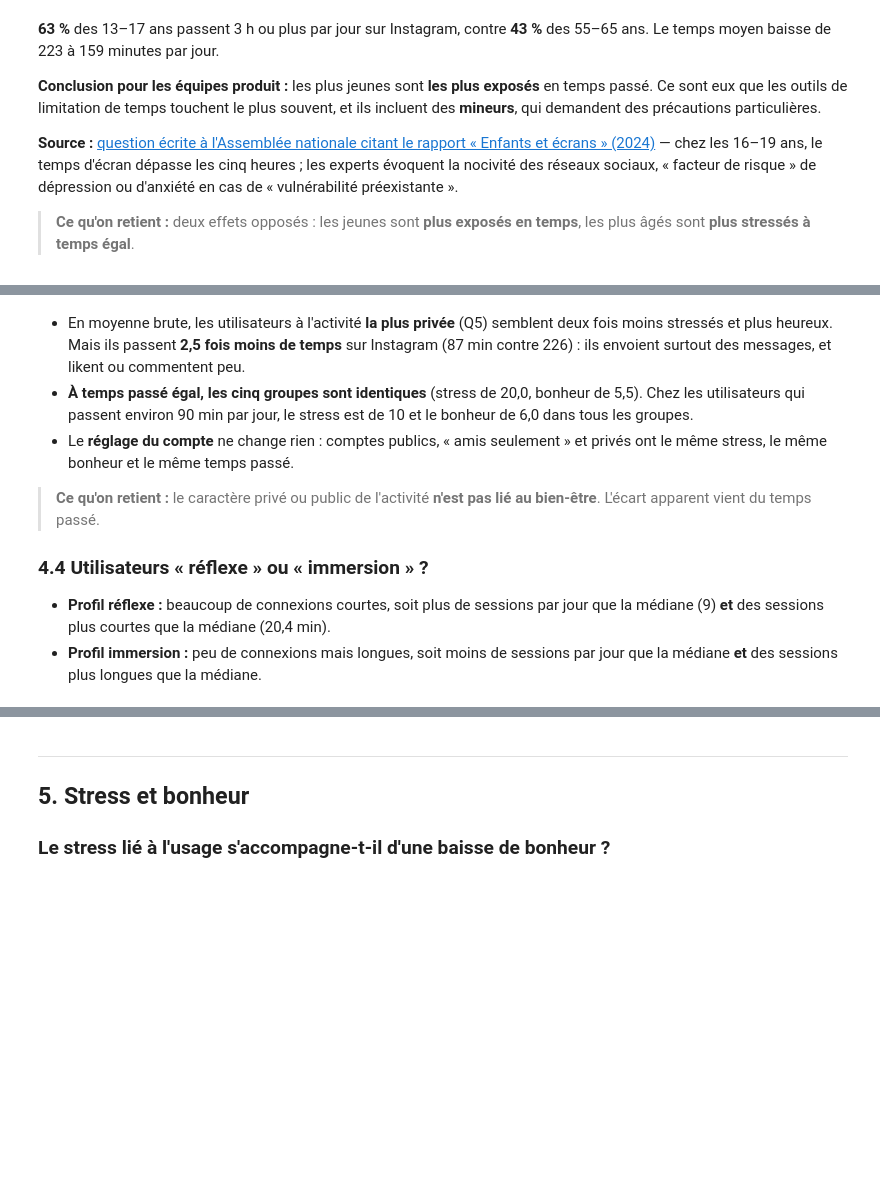
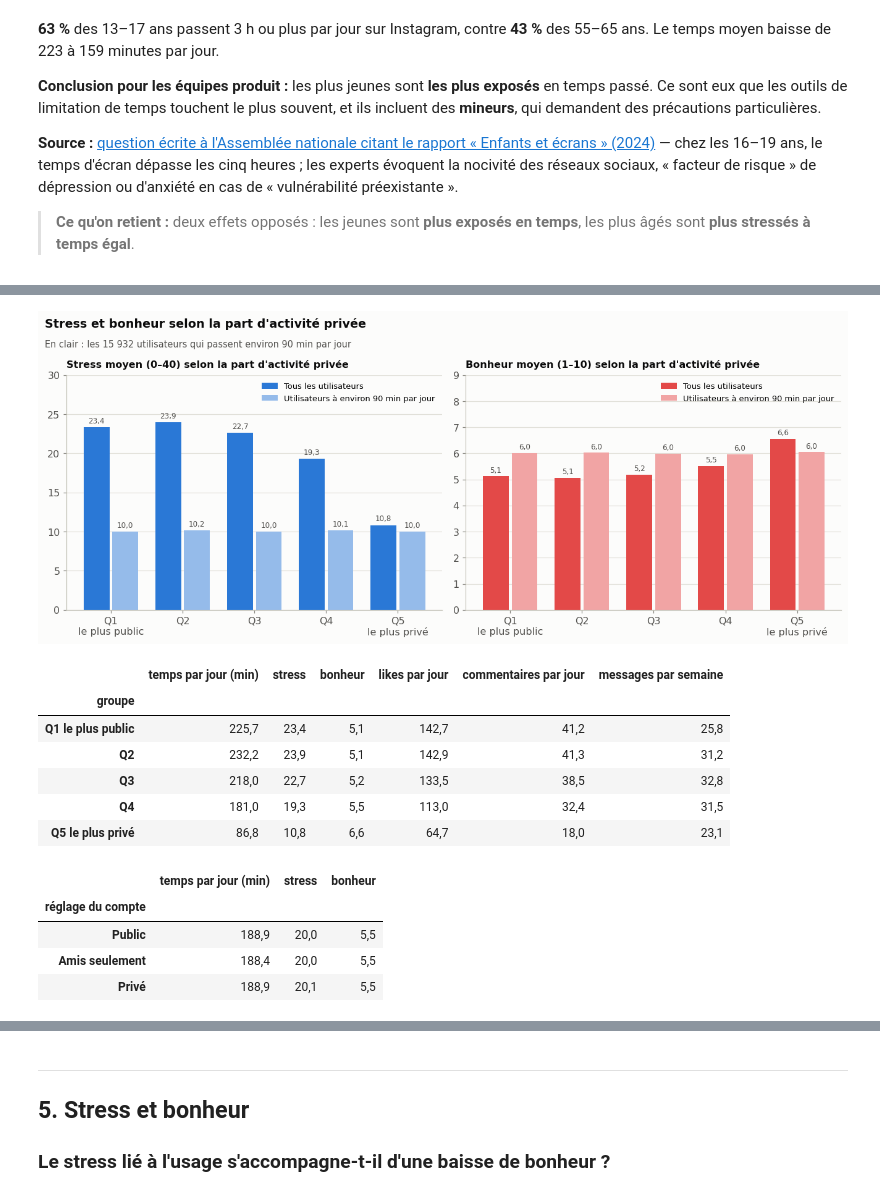
Before and after one commit to manondesclaux/Rush-4-Segmentation-Instagram, a Jupyter notebook: notebook_Instagram_final.ipynb, the cells around one changed output, grey strips where cells are left out. Drawn from its saved outputs; the diff is of its cells as text; code cells hidden in the pictures; blank space fills up the shorter version.

```diff
--- a/notebook_Instagram_final.ipynb
+++ b/notebook_Instagram_final.ipynb
@@ -911,10 +855,55 @@ afficher(resume.rename_axis("groupe"))
-# %% [markdown]
-- En moyenne brute, les utilisateurs à l'activité **la plus privée** (Q5) semblent deux fois moins stressés et plus heureux. Mais ils passent **2,5 fois moins de temps** sur Instagram (87 min contre 226) : ils envoient surtout des messages, et likent ou commentent peu.
-- **À temps passé égal, les cinq groupes sont identiques** (stress de 20,0, bonheur de 5,5). Chez les utilisateurs qui passent environ 90 min par jour, le stress est de 10 et le bonheur de 6,0 dans tous les groupes.
-- Le **réglage du compte** ne change rien : comptes publics, « amis seulement » et privés ont le même stress, le même bonheur et le même temps passé.
-
-> **Ce qu'on retient :** le caractère privé ou public de l'activité **n'est pas lié au bien-être**. L'écart apparent vient du temps passé.
-
-### 4.4 Utilisateurs « réflexe » ou « immersion » ?
-- **Profil réflexe :** beaucoup de connexions courtes, soit plus de sessions par jour que la médiane (9) **et** des sessions plus courtes que la médiane (20,4 min).
-- **Profil immersion :** peu de connexions mais longues, soit moins de sessions par jour que la médiane **et** des sessions plus longues que la médiane.
+# %%
+QUINTILES = ["Q1 le plus public", "Q2", "Q3", "Q4", "Q5 le plus privé"]
+COMPTES = {"Public": "Public", "Friends only": "Amis seulement", "Private": "Privé"}
+df["part_privee"] = (df["dms_sent_per_week"] / 7) / (df["dms_sent_per_week"] / 7 + df["likes_given_per_day"] + df["comments_written_per_day"]) * 100
+df["quintile_prive"] = pd.qcut(df["part_privee"].rank(method="first"), 5, labels=QUINTILES)
+vers_90 = df[(df[TEMPS] >= 75) & (df[TEMPS] <= 105)]
+
+
+def par_groupe(groupe, ordre):
+    """Moyennes par groupe : tous les utilisateurs, à temps passé égal, et utilisateurs à environ 90 min par jour."""
+    tous, proches = df.groupby(groupe, observed=True), vers_90.groupby(groupe, observed=True)
+    return pd.DataFrame({
+        "minutes": tous[TEMPS].mean(), "stress": tous[STRESS].mean(), "bonheur": tous[BONHEUR].mean(),
+        "stress_temps_egal": tous["stress_temps_egal"].mean(), "bonheur_temps_egal": tous["bonheur_temps_egal"].mean(),
+        "stress_vers_90": proches[STRESS].mean(), "bonheur_vers_90": proches[BONHEUR].mean(),
+        "likes": tous["likes_given_per_day"].mean(), "commentaires": tous["comments_written_per_day"].mean(),
+        "messages": tous["dms_sent_per_week"].mean(),
+    }).reindex(ordre)
+
+
+quintiles = par_groupe("quintile_prive", QUINTILES)
+comptes = par_groupe("privacy_setting_level", list(COMPTES)).rename(index=COMPTES)
+
+SERIES_PRIVE = ["Tous les utilisateurs", "Utilisateurs à environ 90 min par jour"]
+NOMS_QUINTILES = ["Q1\nle plus public", "Q2", "Q3", "Q4", "Q5\nle plus privé"]
+fig, (ax_g, ax_d) = plt.subplots(1, 2, figsize=(12, 4.4))
+for ax, variable, couleurs, limite, nom in ((ax_g, "stress", [BLEU, BLEU_CLAIR], 30, "Stress moyen (0–40)"),
+                                             (ax_d, "bonheur", [ROUGE, ROUGE_CLAIR], 9, "Bonheur moyen (1–10)")):
+    barres_groupees(ax, pd.DataFrame({SERIES_PRIVE[0]: quintiles[variable].to_numpy(),
+                                      SERIES_PRIVE[1]: quintiles[f"{variable}_vers_90"].to_numpy()}, index=NOMS_QUINTILES), couleurs)
+    ax.set_ylim(0, limite)
+    ax.legend(loc="upper right", fontsize=8.5)
+    panneau(ax, f"{nom} selon la part d'activité privée")
+fig.tight_layout()
+titrer_figure(fig, "Stress et bonheur selon la part d'activité privée",
+              f"En clair : les {fr(len(vers_90), 0)} utilisateurs qui passent environ 90 min par jour")
+plt.show()
+afficher(quintiles[["minutes", "stress", "bonheur", "likes", "commentaires", "messages"]].rename(columns={
+    "minutes": "temps par jour (min)", "likes": "likes par jour", "commentaires": "commentaires par jour",
+    "messages": "messages par semaine"}).rename_axis("groupe"))
+afficher(comptes[["minutes", "stress", "bonheur"]].rename(columns={"minutes": "temps par jour (min)"}).rename_axis("réglage du compte"))
+# %% [output]
+[figure, added]
+|  | temps par jour (min) | stress | bonheur | likes par jour | commentaires par jour | messages par semaine |
+| groupe |  |  |  |  |  |  |
+| Q1 le plus public | 225,7 | 23,4 | 5,1 | 142,7 | 41,2 | 25,8 |
+| Q2 | 232,2 | 23,9 | 5,1 | 142,9 | 41,3 | 31,2 |
+| Q3 | 218,0 | 22,7 | 5,2 | 133,5 | 38,5 | 32,8 |
+| Q4 | 181,0 | 19,3 | 5,5 | 113,0 | 32,4 | 31,5 |
+| Q5 le plus privé | 86,8 | 10,8 | 6,6 | 64,7 | 18,0 | 23,1 |
+|  | temps par jour (min) | stress | bonheur |
+| réglage du compte |  |  |  |
+| Public | 188,9 | 20,0 | 5,5 |
+| Amis seulement | 188,4 | 20,0 | 5,5 |
+| Privé | 188,9 | 20,1 | 5,5 |
```
Also changed, not shown: parts of 22 cells of this notebook, 2 other files.
